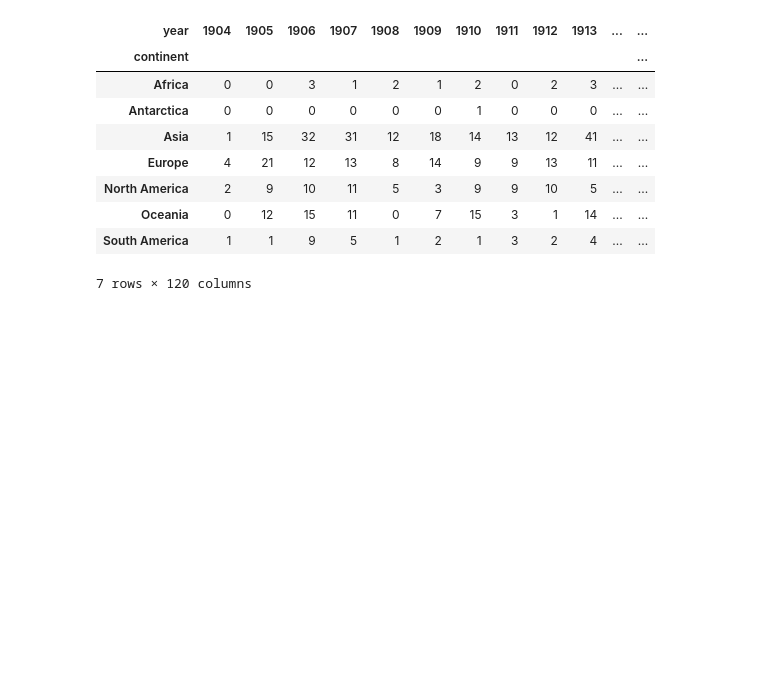
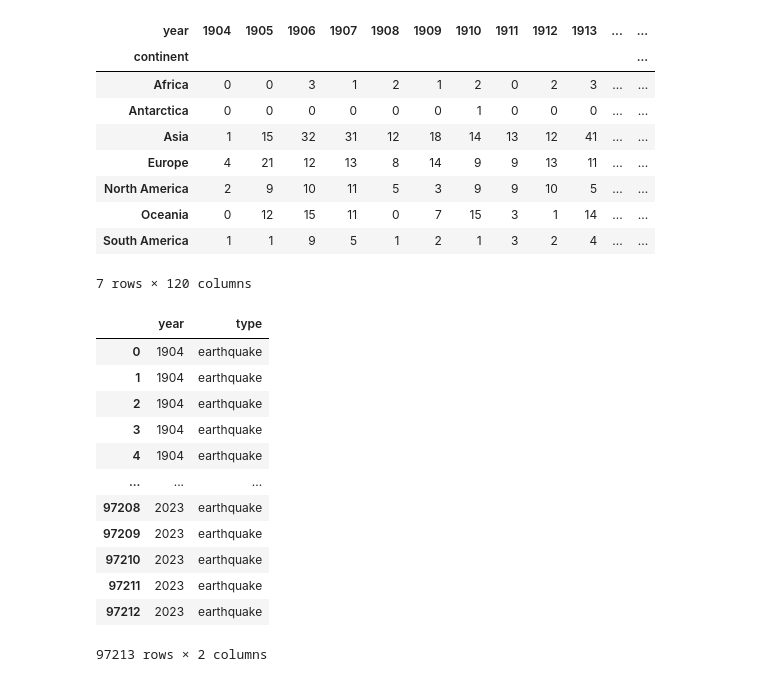
Before and after one commit to jameslaurence82/Project, a Jupyter notebook: earthquake.ipynb, the cells around one changed output. Cells and saved outputs as stored; diff of their text form; code cells hidden in the pictures; blank space fills up the shorter version.

```diff
--- a/earthquake.ipynb
+++ b/earthquake.ipynb
@@ -1570,3 +1585,24 @@ eq_count_continent_yr_pivot
 # %%
 # generate csv of earthquakes per year of each continent
 eq_count_continent_yr_pivot.to_csv("eq_count_continent_yr_pivot.csv")
+# %%
+# generate a pivot table that has the earthquakes grouped by type and count by year
+
+# drop the unneccessary columns
+alleq_count_type = alleq_count_type.drop(columns=['magType', 'mag', 'month', 'day', 'UTC_time', 'depth', 'place', 'longitude', 'latitude', 'country', 'country_name', 'continent']).reset_index(drop=True)
+
+alleq_count_type
+# %% [output]
+|  | year | type |
+| 0 | 1904 | earthquake |
+| 1 | 1904 | earthquake |
+| 2 | 1904 | earthquake |
+| 3 | 1904 | earthquake |
+| 4 | 1904 | earthquake |
+| ... | ... | ... |
+| 97208 | 2023 | earthquake |
+| 97209 | 2023 | earthquake |
+| 97210 | 2023 | earthquake |
+| 97211 | 2023 | earthquake |
+| 97212 | 2023 | earthquake |
+97213 rows × 2 columns
```
Also changed, not shown: parts of 3 cells of this notebook, 2 other files.
